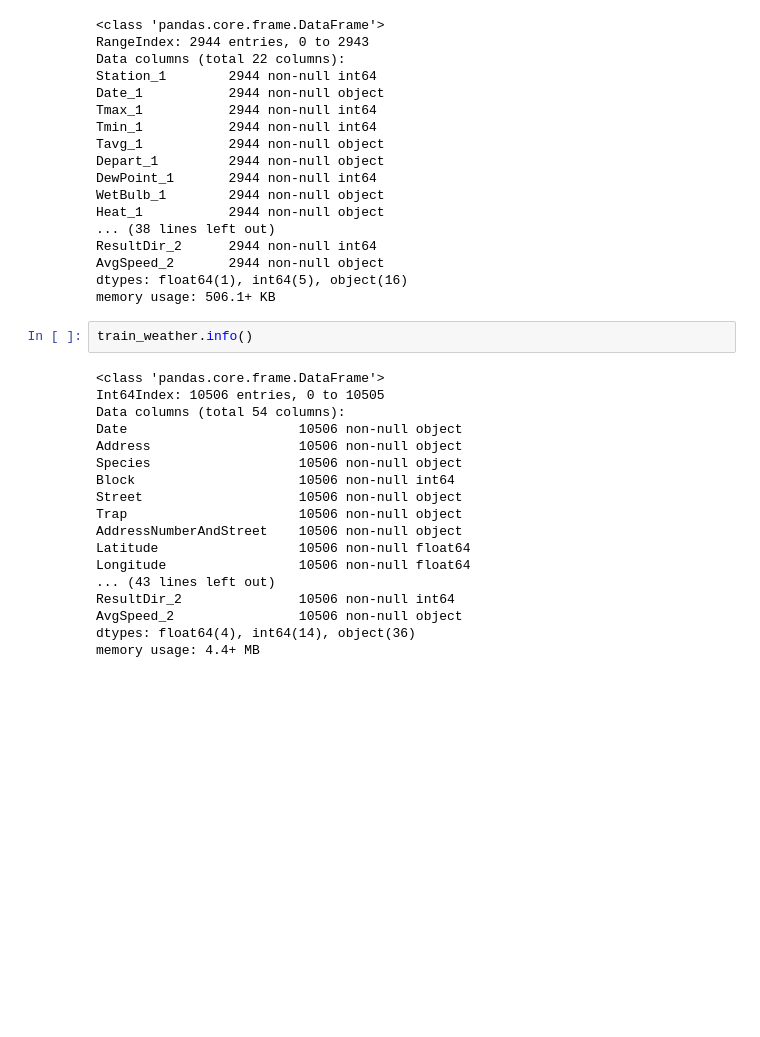
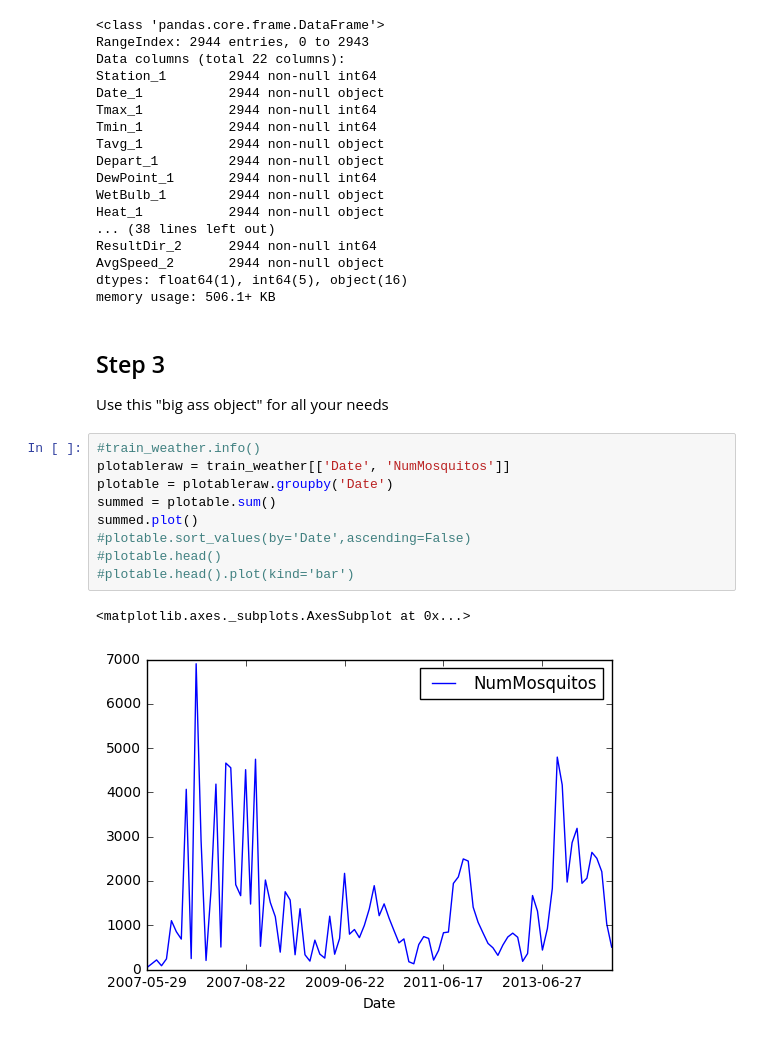
Before and after one commit to buddhiheen/kaggalwa, a Jupyter notebook: WestNile/src/Data Review + Experimentation.ipynb, the cells around one changed output. Cells and saved outputs as stored; diff of their text form; blank space fills up the shorter version.

Commit message:
added markdown and basic inline plot to the book for quick tests.

```diff
--- a/WestNile/src/Data Review + Experimentation.ipynb
+++ b/WestNile/src/Data Review + Experimentation.ipynb
@@ -90,23 +106,20 @@ ResultDir_2      2944 non-null int64
 AvgSpeed_2       2944 non-null object
 dtypes: float64(1), int64(5), object(16)
 memory usage: 506.1+ KB
-# %%
-train_weather.info()
-# %% [output]
-<class 'pandas.core.frame.DataFrame'>
-Int64Index: 10506 entries, 0 to 10505
-Data columns (total 54 columns):
-Date                      10506 non-null object
-Address                   10506 non-null object
-Species                   10506 non-null object
-Block                     10506 non-null int64
-Street                    10506 non-null object
-Trap                      10506 non-null object
-AddressNumberAndStreet    10506 non-null object
-Latitude                  10506 non-null float64
-Longitude                 10506 non-null float64
-... (43 lines left out)
-ResultDir_2               10506 non-null int64
-AvgSpeed_2                10506 non-null object
-dtypes: float64(4), int64(14), object(36)
-memory usage: 4.4+ MB
+# %% [markdown]
+Step 3
+----
+
+Use this "big ass object" for all your needs
+# %%
+#train_weather.info()
+plotableraw = train_weather[['Date', 'NumMosquitos']]
+plotable = plotableraw.groupby('Date')
+summed = plotable.sum()
+summed.plot()
+#plotable.sort_values(by='Date',ascending=False)
+#plotable.head()
+#plotable.head().plot(kind='bar')
+# %% [output]
+<matplotlib.axes._subplots.AxesSubplot at 0x...>
+[figure, added]
```
Also changed, not shown: parts of 3 cells of this notebook.
